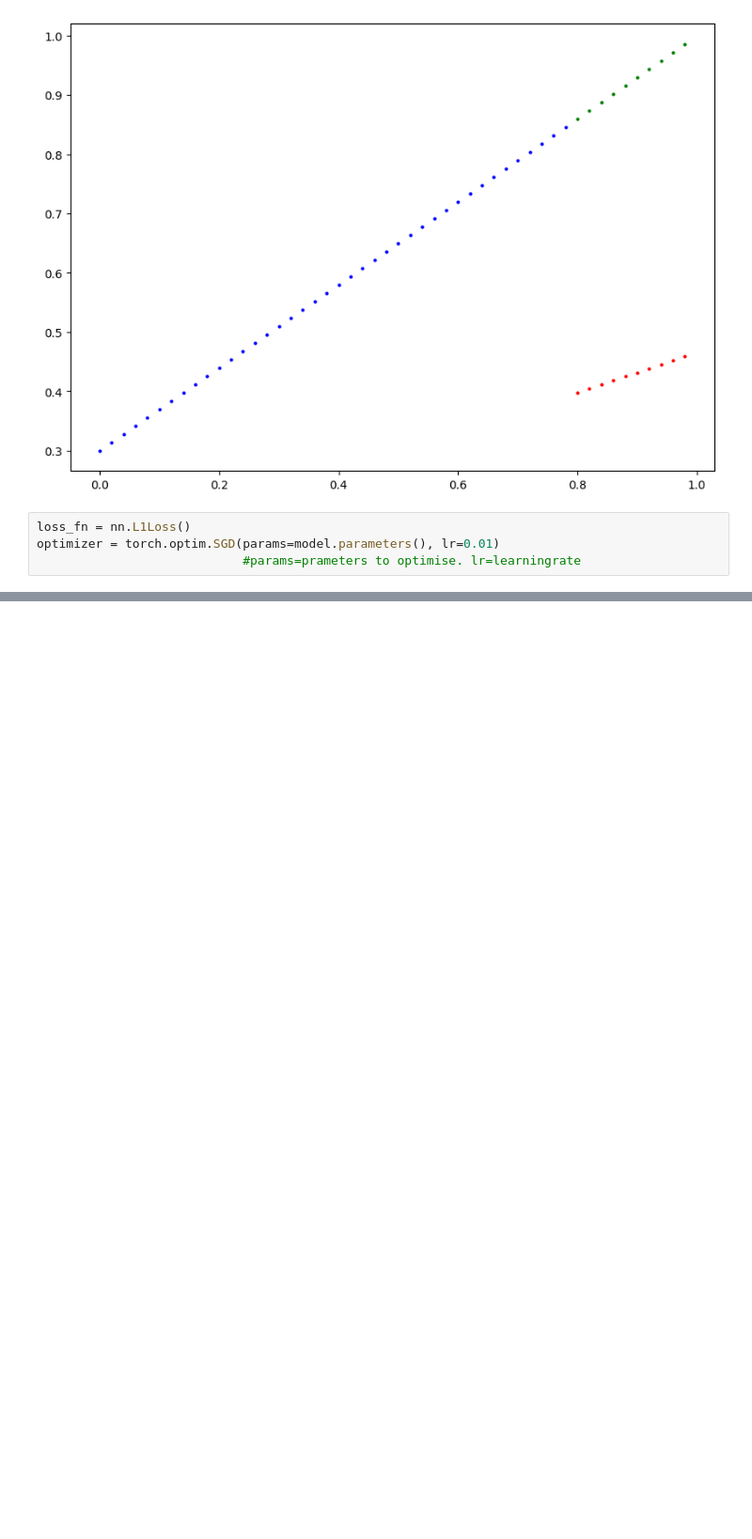
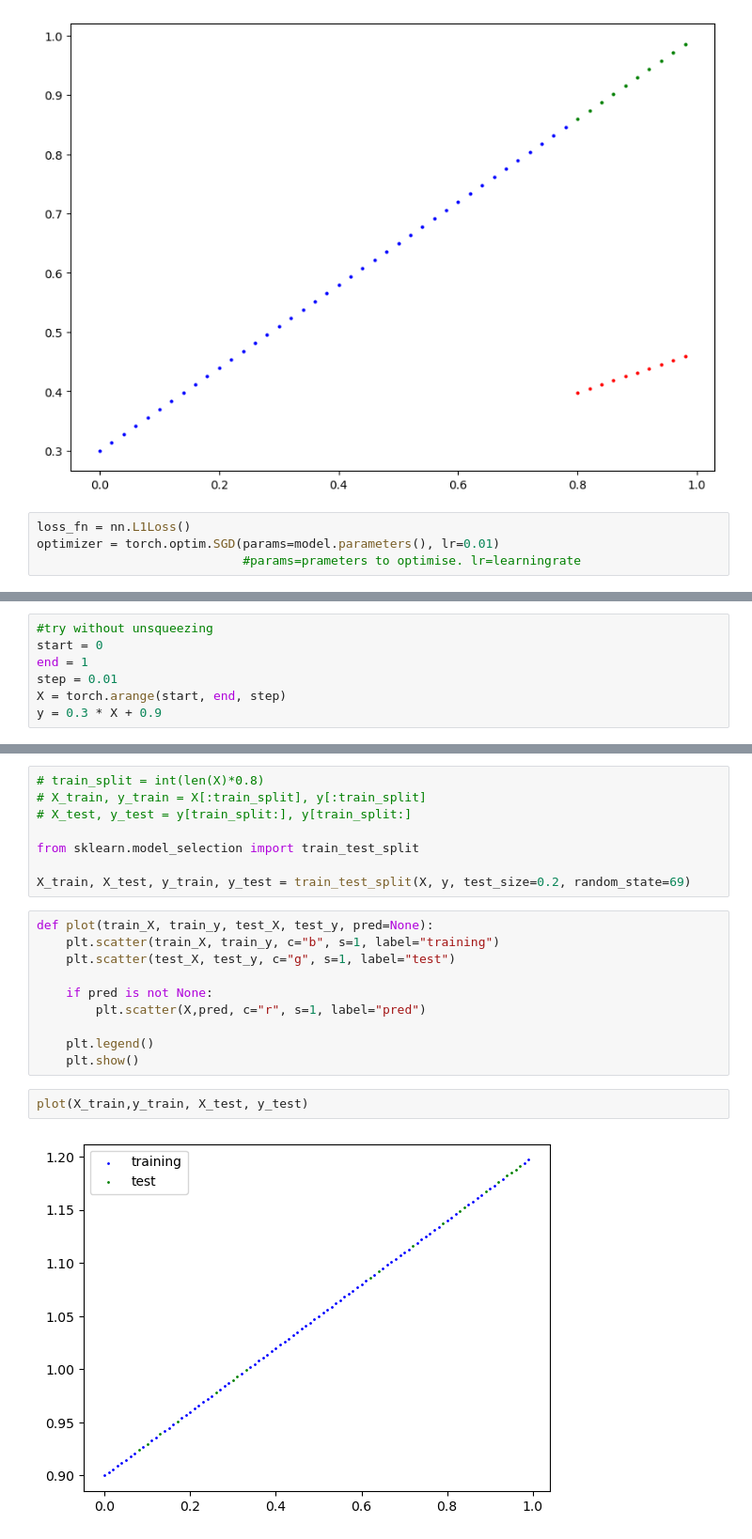
Before and after one commit to shrEkt101/chess, a Jupyter notebook: chess engine/pytorch experiments.ipynb, the cells around one changed output, grey strips where cells are left out. Shown at 94% size. Cells and saved outputs as stored; diff of their text form; blank space fills up the shorter version.

```diff
--- a/chess engine/pytorch experiments.ipynb
+++ b/chess engine/pytorch experiments.ipynb
@@ -225,0 +226,7 @@ OrderedDict([('weights', tensor([0.6990])), ('bias', tensor([0.3093]))])
+# %%
+#try without unsqueezing
+start = 0
+end = 1
+step = 0.01
+X = torch.arange(start, end, step)
+y = 0.3 * X + 0.9
@@ -225,0 +248,22 @@ OrderedDict([('weights', tensor([0.6990])), ('bias', tensor([0.3093]))])
+# %%
+# train_split = int(len(X)*0.8)
+# X_train, y_train = X[:train_split], y[:train_split]
+# X_test, y_test = y[train_split:], y[train_split:]
+
+from sklearn.model_selection import train_test_split
+
+X_train, X_test, y_train, y_test = train_test_split(X, y, test_size=0.2, random_state=69)
+# %%
+def plot(train_X, train_y, test_X, test_y, pred=None):
+    plt.scatter(train_X, train_y, c="b", s=1, label="training")
+    plt.scatter(test_X, test_y, c="g", s=1, label="test")
+
+    if pred is not None:
+        plt.scatter(X,pred, c="r", s=1, label="pred")
+
+    plt.legend()
+    plt.show()
+# %%
+plot(X_train,y_train, X_test, y_test)
+# %% [output]
+[figure, added]
```
Also changed, not shown: parts of 12 cells of this notebook, 2 other files.
